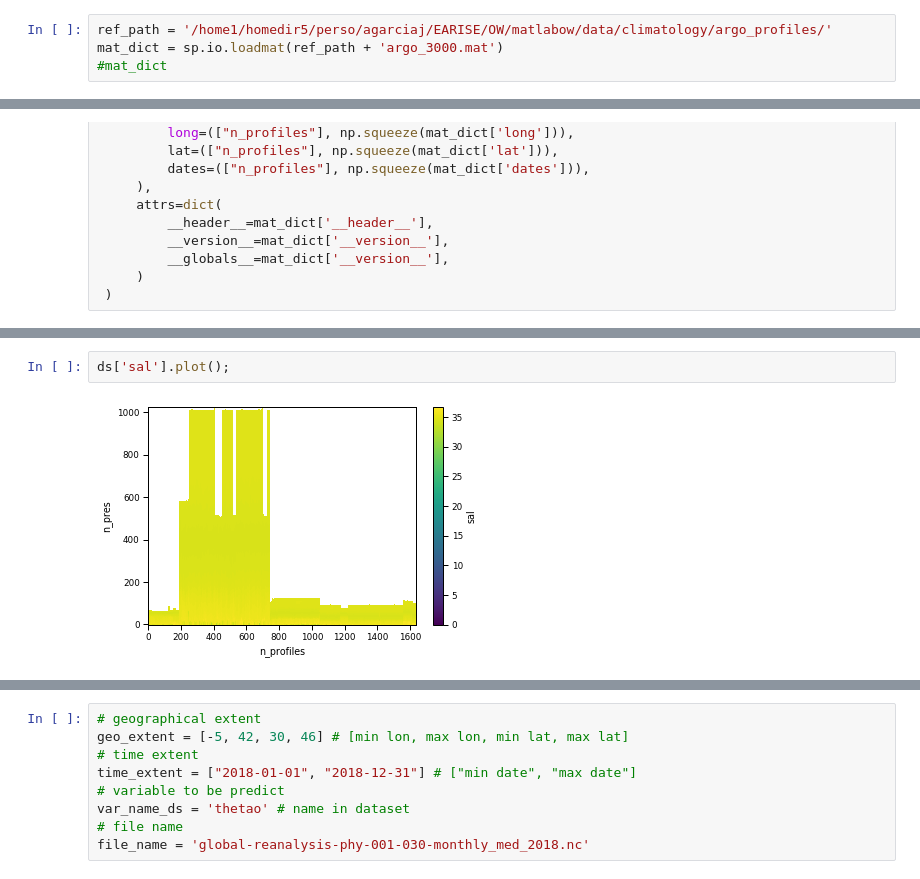
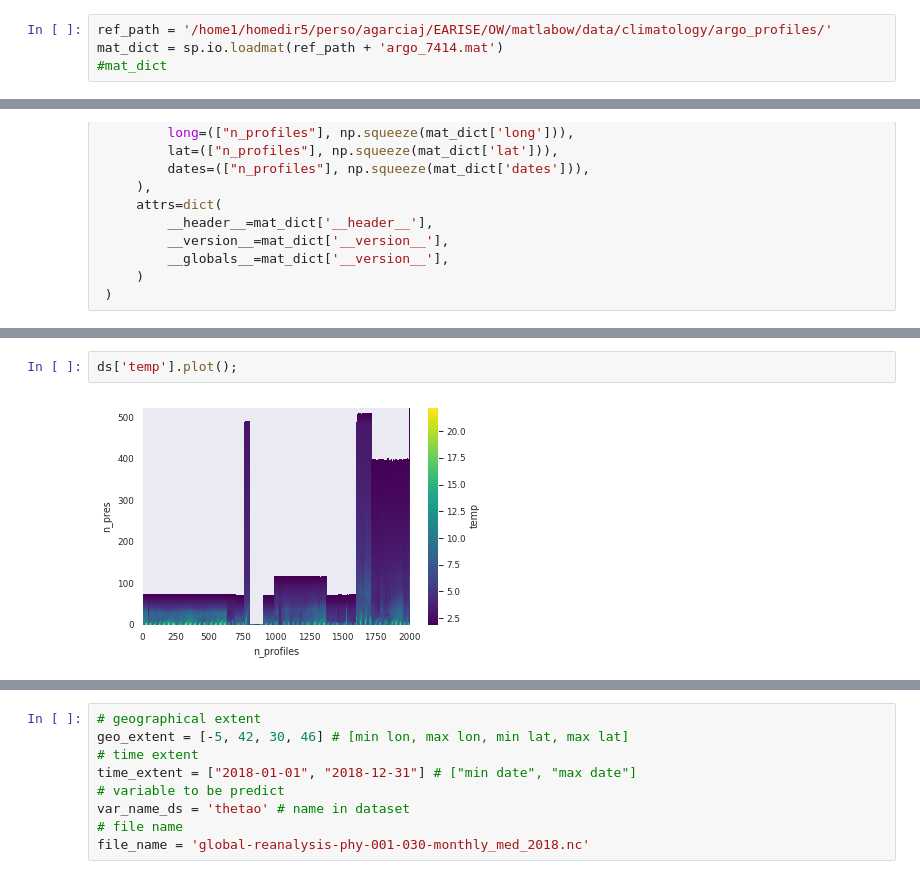
Before and after one commit to euroargodev/DMQC-PCM, a Jupyter notebook: PCM-design/Classif_ArgoReferenceDatabase.ipynb, the cells around one changed output, grey strips where cells are left out. Drawn from its saved outputs; the diff is of its cells as text.

```diff
--- a/PCM-design/Classif_ArgoReferenceDatabase.ipynb
+++ b/PCM-design/Classif_ArgoReferenceDatabase.ipynb
@@ -24,7 +137,7 @@ from scipy.io import loadmat
 load from .mat as dict
 # %%
 ref_path = '/home1/homedir5/perso/agarciaj/EARISE/OW/matlabow/data/climatology/argo_profiles/'
-mat_dict = sp.io.loadmat(ref_path + 'argo_3000.mat')
+mat_dict = sp.io.loadmat(ref_path + 'argo_7414.mat')
 #mat_dict
 # %% [markdown]
 convert from dict to xarray
@@ -71,7 +246,7 @@ Attributes:
 # %%
-ds['sal'].plot();
+ds['temp'].plot();
 # %% [output]
-[figure, old version]
+[figure, new version]
 # %%
 import matplotlib as mpl
 import matplotlib.pyplot as plt
```
Also changed, not shown: parts of 23 cells of this notebook.
